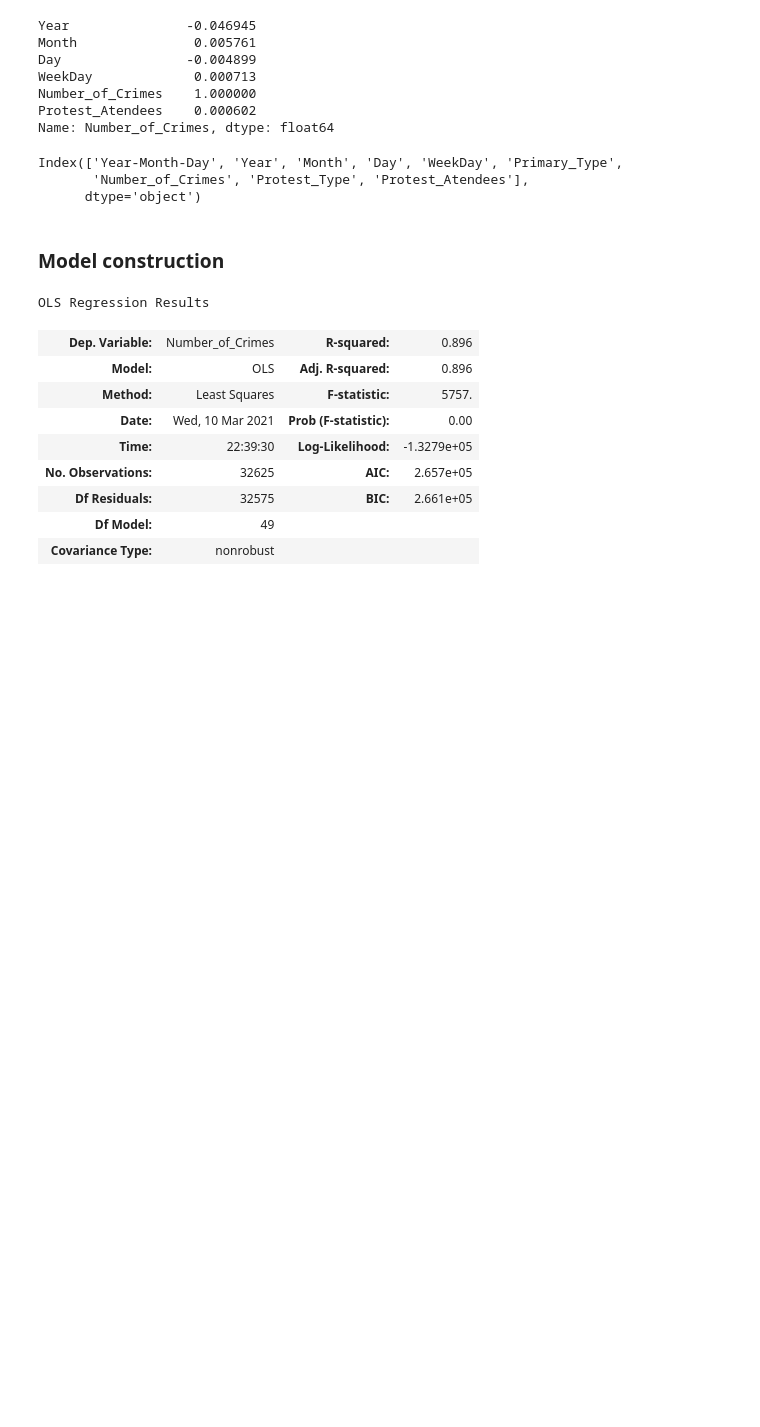
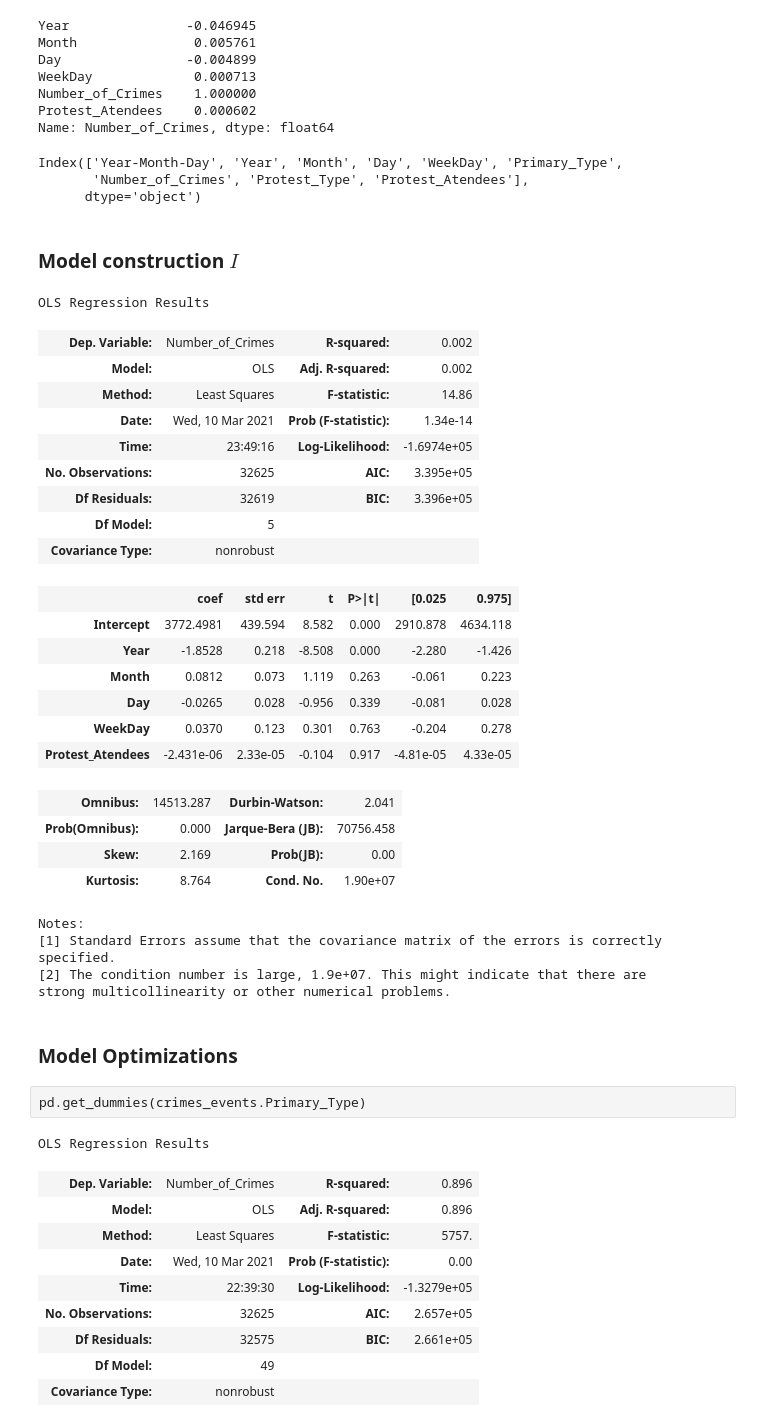
Before and after one commit to leo-cavalcante/crimes-in-chicago, a Jupyter notebook: Time Analysis.ipynb, the cells around one changed output. Cells and saved outputs as stored; diff of their text form; code cells hidden in the pictures; blank space fills up the shorter version.

```diff
--- a/Time Analysis.ipynb
+++ b/Time Analysis.ipynb
@@ -717,9 +723,45 @@ Index(['Year-Month-Day', 'Year', 'Month', 'Day', 'WeekDay', 'Primary_Type',
        'Number_of_Crimes', 'Protest_Type', 'Protest_Atendees'],
       dtype='object')
 # %% [markdown]
-### Model construction
+### Model construction $I$
 # %%
 from statsmodels.formula.api import ols
+# %%
+model = ols('Number_of_Crimes ~ Year + Month + Day + WeekDay + Protest_Atendees', data=crimes_events)
+# %%
+model_fit=model.fit()
+# %%
+model_fit.summary()
+# %% [output]
+OLS Regression Results
+| Dep. Variable: | Number_of_Crimes | R-squared: | 0.002 |
+| Model: | OLS | Adj. R-squared: | 0.002 |
+| Method: | Least Squares | F-statistic: | 14.86 |
+| Date: | Wed, 10 Mar 2021 | Prob (F-statistic): | 1.34e-14 |
+| Time: | 23:49:16 | Log-Likelihood: | -1.6974e+05 |
+| No. Observations: | 32625 | AIC: | 3.395e+05 |
+| Df Residuals: | 32619 | BIC: | 3.396e+05 |
+| Df Model: | 5 |  |  |
+| Covariance Type: | nonrobust |  |  |
+|  | coef | std err | t | P>|t| | [0.025 | 0.975] |
+| Intercept | 3772.4981 | 439.594 | 8.582 | 0.000 | 2910.878 | 4634.118 |
+| Year | -1.8528 | 0.218 | -8.508 | 0.000 | -2.280 | -1.426 |
+| Month | 0.0812 | 0.073 | 1.119 | 0.263 | -0.061 | 0.223 |
+| Day | -0.0265 | 0.028 | -0.956 | 0.339 | -0.081 | 0.028 |
+| WeekDay | 0.0370 | 0.123 | 0.301 | 0.763 | -0.204 | 0.278 |
+| Protest_Atendees | -2.431e-06 | 2.33e-05 | -0.104 | 0.917 | -4.81e-05 | 4.33e-05 |
+| Omnibus: | 14513.287 | Durbin-Watson: | 2.041 |
+| Prob(Omnibus): | 0.000 | Jarque-Bera (JB): | 70756.458 |
+| Skew: | 2.169 | Prob(JB): | 0.00 |
+| Kurtosis: | 8.764 | Cond. No. | 1.90e+07 |
+Notes:
+[1] Standard Errors assume that the covariance matrix of the errors is correctly specified.
+[2] The condition number is large, 1.9e+07. This might indicate that there are
+strong multicollinearity or other numerical problems.
+# %% [markdown]
+### Model Optimizations
+# %% [raw]
+pd.get_dummies(crimes_events.Primary_Type)
 # %%
 model=ols('Number_of_Crimes ~ Year + Month + Day + WeekDay + Primary_Type + Protest_Type + Protest_Atendees',
           data=crimes_events)
```
Also changed, not shown: parts of 3 cells of this notebook, 1 other file.
